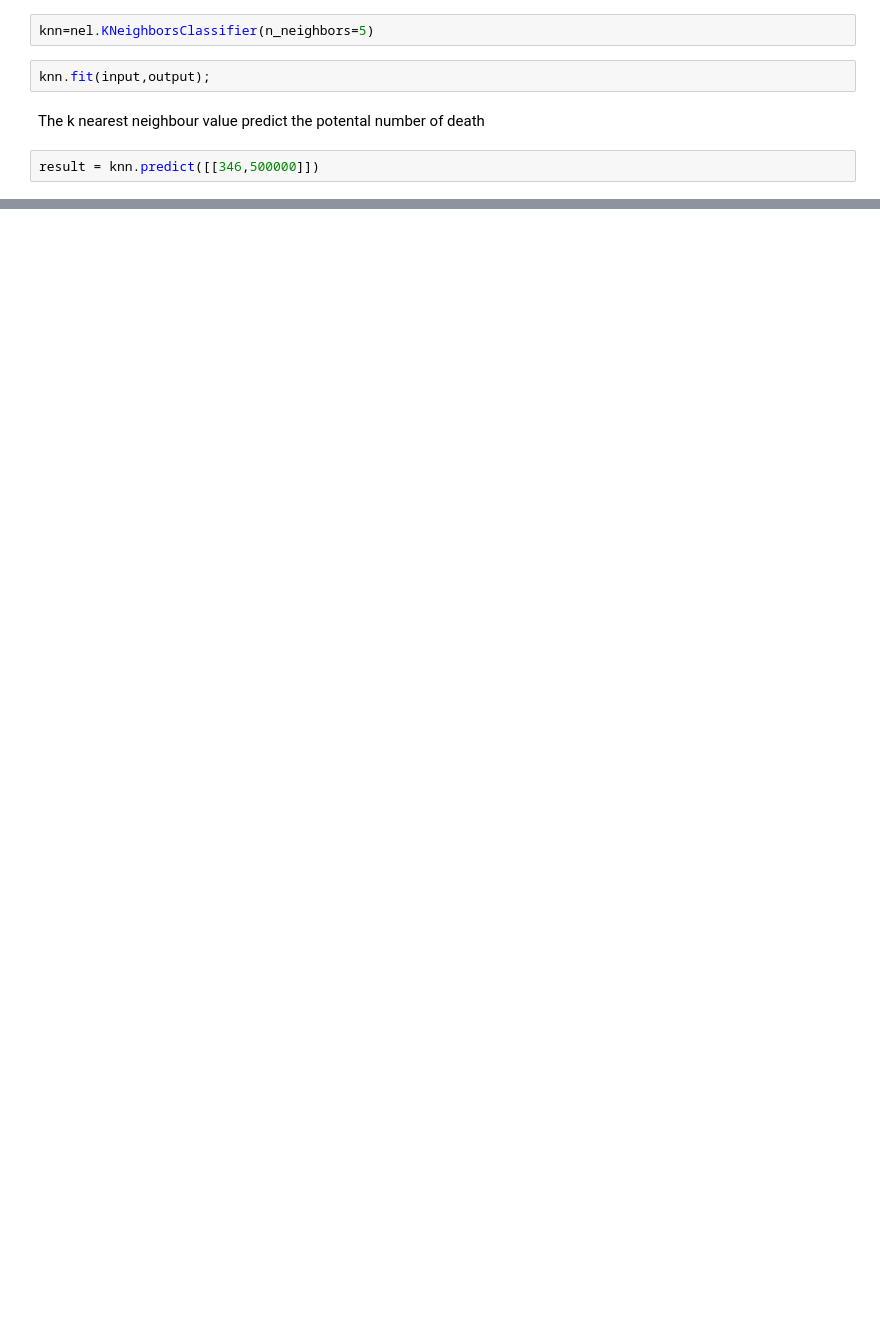
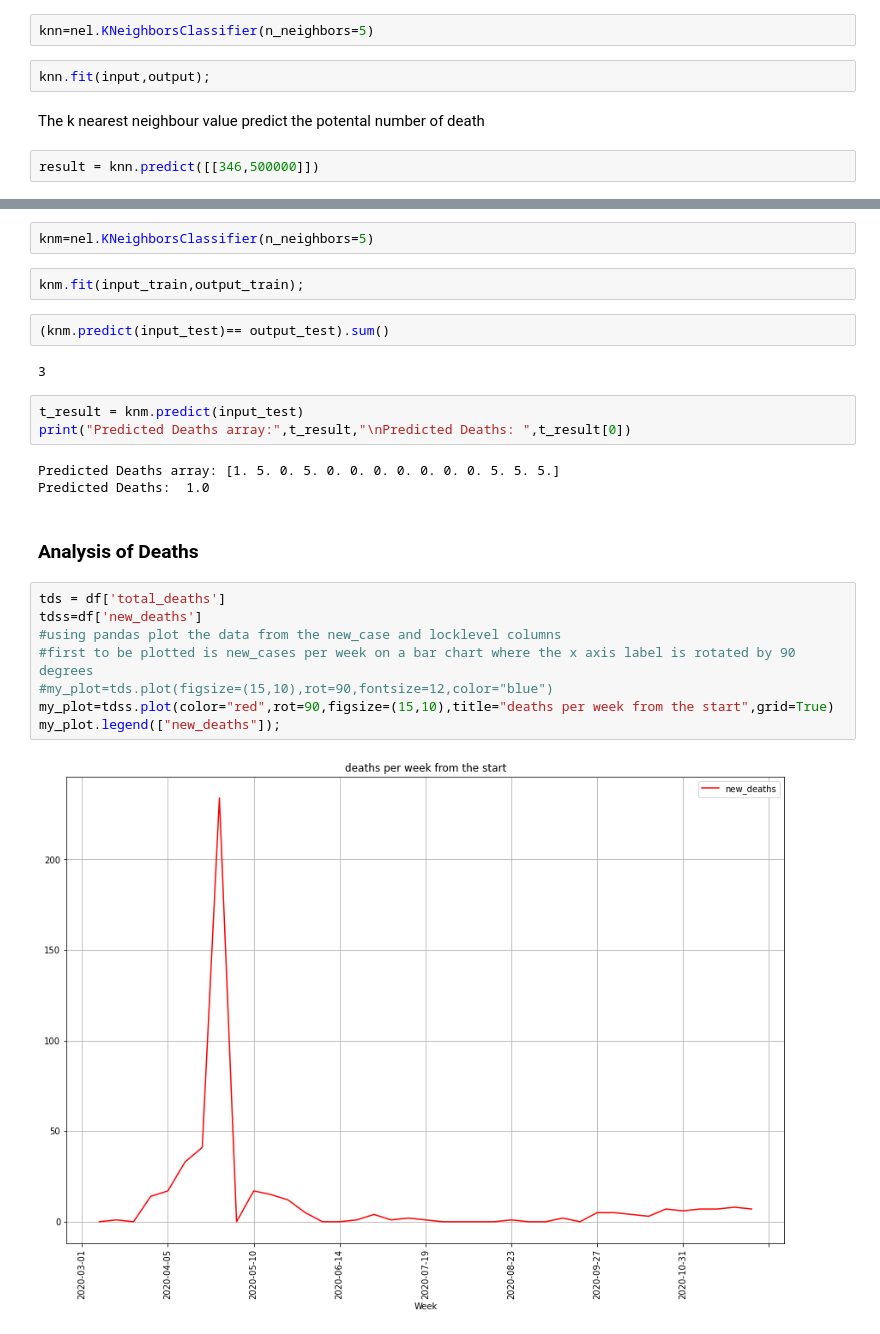
Before and after one commit to G00387859/programming-for-data-analysis-assignment, a Jupyter notebook: Project2020.ipynb, the cells around one changed output, grey strips where cells are left out. Cells and saved outputs as stored; diff of their text form; blank space fills up the shorter version.

Commit message:
potentailly the analysis is completed. But, I need to completed the fundementals of data analysis to be sure I have covered the analysis completely

```diff
--- a/Project2020.ipynb
+++ b/Project2020.ipynb
@@ -80,0 +87,26 @@ print("Perdicted Deaths: "result)
+# %%
+knm=nel.KNeighborsClassifier(n_neighbors=5)
+# %%
+knm.fit(input_train,output_train);
+# %%
+(knm.predict(input_test)== output_test).sum()
+# %% [output]
+3
+# %%
+t_result = knm.predict(input_test)
+print("Predicted Deaths array:",t_result,"\nPredicted Deaths: ",t_result[0])
+# %% [output]
+Predicted Deaths array: [1. 5. 0. 5. 0. 0. 0. 0. 0. 0. 0. 5. 5. 5.]
+Predicted Deaths:  1.0
+# %% [markdown]
+### Analysis of Deaths
+# %%
+tds = df['total_deaths']
+tdss=df['new_deaths']
+#using pandas plot the data from the new_case and locklevel columns
+#first to be plotted is new_cases per week on a bar chart where the x axis label is rotated by 90 degrees
+#my_plot=tds.plot(figsize=(15,10),rot=90,fontsize=12,color="blue")
+my_plot=tdss.plot(color="red",rot=90,figsize=(15,10),title="deaths per week from the start",grid=True)
+my_plot.legend(["new_deaths"]);
+# %% [output]
+[figure, added]
```
Also changed, not shown: parts of 22 cells of this notebook, 1 other file.
